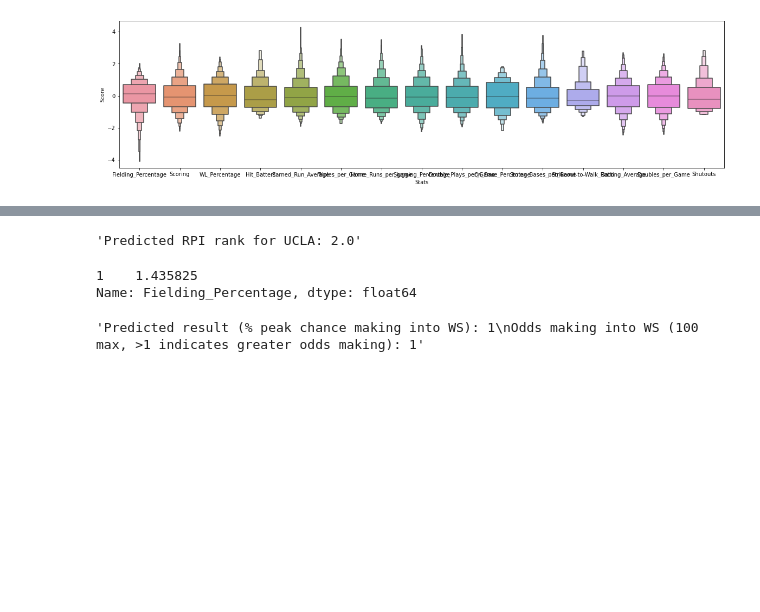
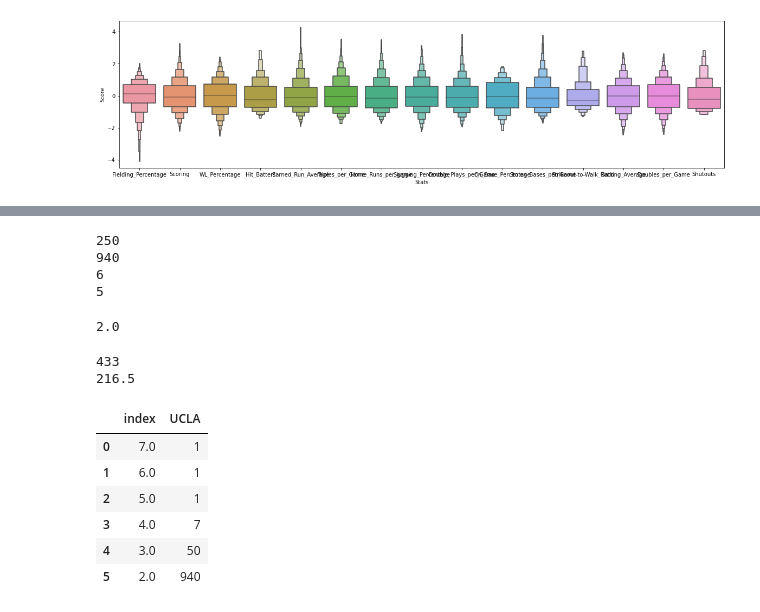
Before and after one commit to koeunlim/Capstone_Softball, a Jupyter notebook: 08_NCAA_Softball_Dashboard_tryTabs.ipynb, the cells around one changed output, grey strips where cells are left out. Saved outputs shown, nothing was run; the diff lists cells and outputs as text; code cells hidden in the pictures; blank space fills up the shorter version.

```diff
--- a/08_NCAA_Softball_Dashboard_tryTabs.ipynb
+++ b/08_NCAA_Softball_Dashboard_tryTabs.ipynb
@@ -393,15 +458,56 @@ df_WS64['South Florida'].value_counts().idxmax()
-# %%
-'Predicted RPI rank for {}: {}'.format('UCLA', df_RPI['UCLA'].value_counts().idxmax())
-# %% [output]
-'Predicted RPI rank for UCLA: 2.0'
-# %%
-filtered_df.iloc[:,0]
-# %% [output]
-1    1.435825
-Name: Fielding_Percentage, dtype: float64
-# %%
-a = '''Predicted result (% peak chance making into WS): {}
-Odds making into WS (100 max, >1 indicates greater odds making): {}'''.format(1,1)
-a
-# %% [output]
-'Predicted result (% peak chance making into WS): 1\nOdds making into WS (100 max, >1 indicates greater odds making): 1'
+# %%
+def get_250(df_sorted,rpi_predict):
+    idx_rpi = df_sorted.index[df_sorted['index'] == rpi_predict][0]
+
+    n_sum_upper = 0
+    i_upper = 1
+    while n_sum_upper < 250:
+        n_sum_upper = df_sorted.iloc[idx_rpi:idx_rpi+i_upper,1].sum()
+        i_upper += 1
+
+        if (idx_rpi+i_upper) > len(df_sorted):
+            n_sum_upper = 250
+        print(n_sum_upper)
+
+    n_sum_lower = 0
+    i_lower = 0
+    while n_sum_lower < 250:
+        n_sum_lower = df_sorted.iloc[idx_rpi-i_lower:idx_rpi+1,1].sum()
+        i_lower += 1
+
+        if (idx_rpi-i_lower) <= 0:
+            n_sum_lower = 250
+        print(n_sum_lower)
+
+    print(idx_rpi+i_upper-1)
+    print(idx_rpi-i_lower+1)
+    return df_sorted['index'][idx_rpi+i_upper-2], df_sorted['index'][idx_rpi-i_lower+1]
+
+RPI_predict = df_RPI['UCLA'].value_counts().idxmax()
+RPI_sorted = df_RPI['UCLA'].value_counts().sort_index(ascending=False).reset_index()
+RPI_bounds = get_250(RPI_sorted,RPI_predict)
+RPI_bounds[0]
+# %% [output]
+250
+940
+6
+5
+2.0
+# %%
+idx_RPI = RPI_sorted.index[RPI_sorted['index'] == RPI_predict][0]
+print(RPI_sorted.iloc[idx_RPI,1])
+RPI_sorted.iloc[idx_RPI,1] = RPI_sorted.iloc[idx_RPI,1]/2
+print(RPI_sorted.iloc[idx_RPI,1])
+# %% [output]
+433
+216.5
+# %%
+RPI_sorted
+# %% [output]
+|  | index | UCLA |
+| 0 | 7.0 | 1 |
+| 1 | 6.0 | 1 |
+| 2 | 5.0 | 1 |
+| 3 | 4.0 | 7 |
+| 4 | 3.0 | 50 |
+| 5 | 2.0 | 940 |
```
Also changed, not shown: parts of 4 cells of this notebook, 2 other files.
